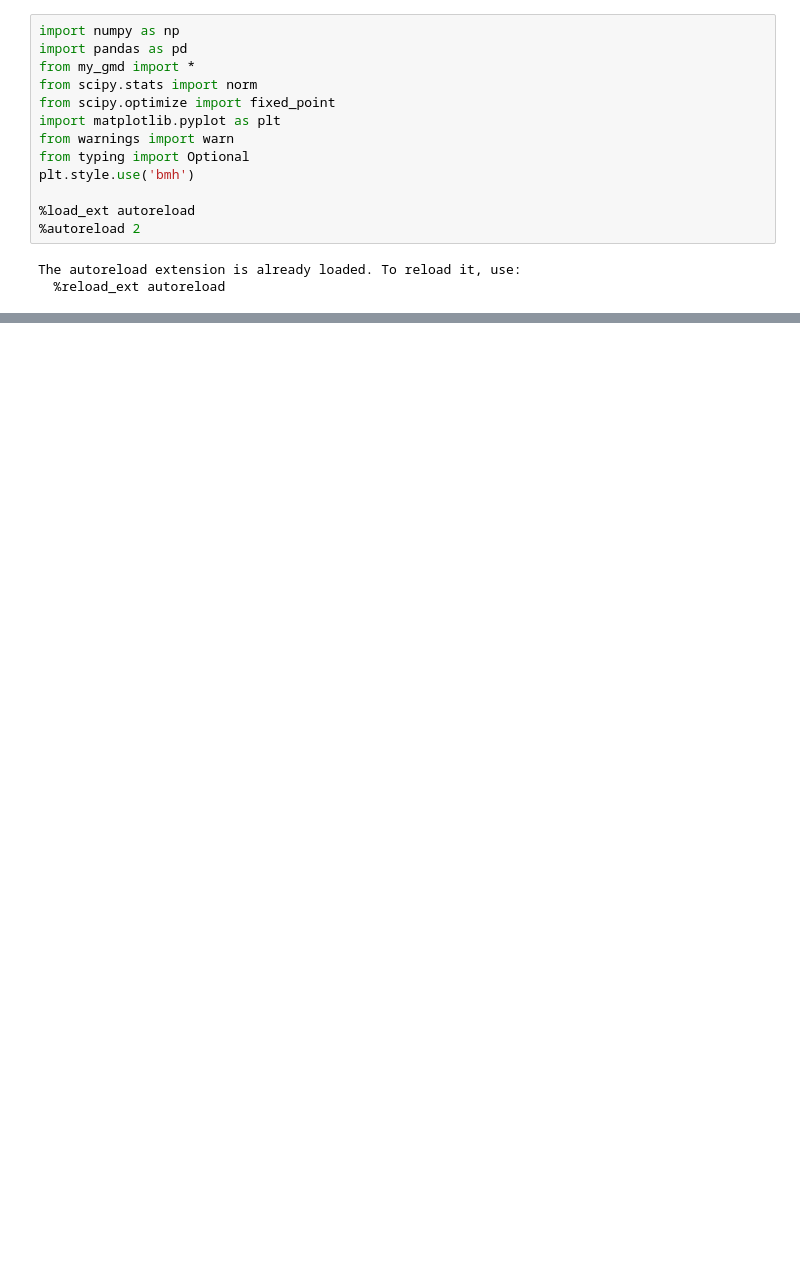
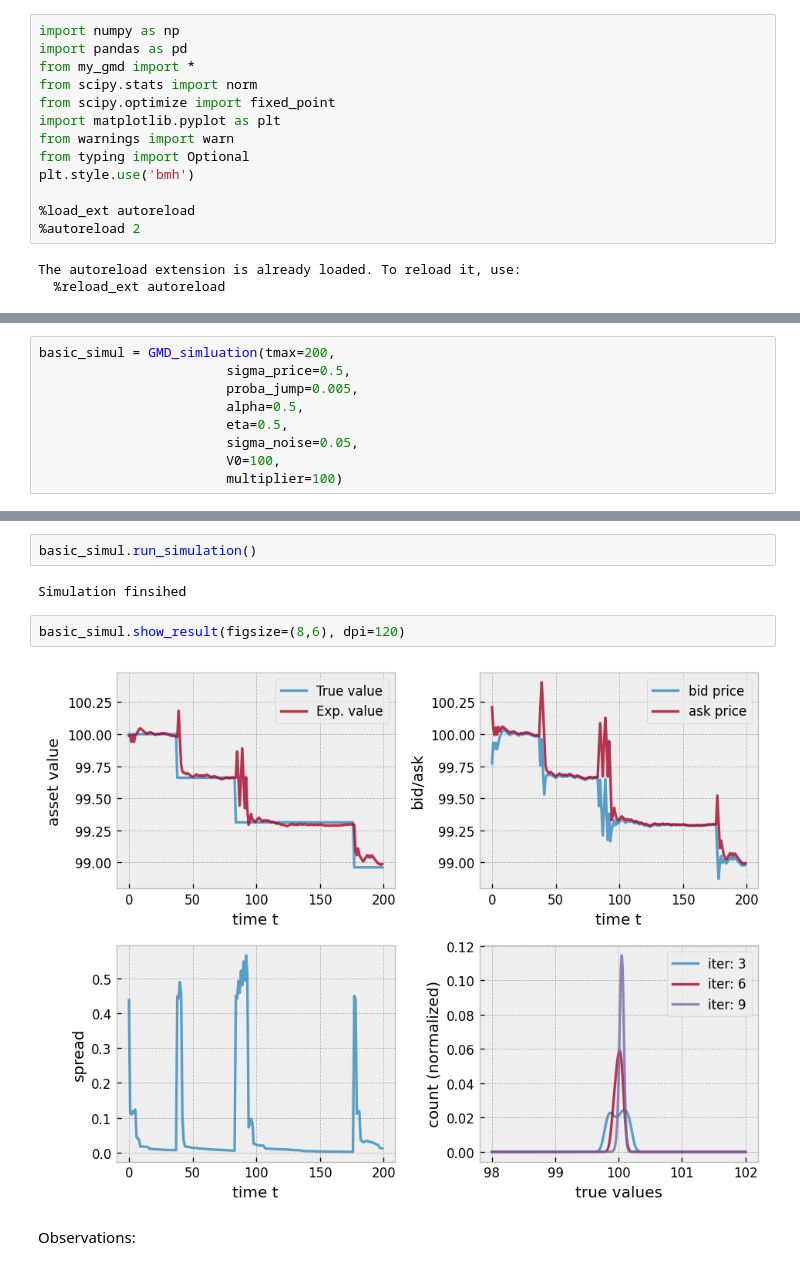
Before and after one commit to laminetiza/GMD_market_making, a Jupyter notebook: gmd_analysis.ipynb, the cells around one changed output, grey strips where cells are left out. Drawn from its saved outputs; the diff is of its cells as text; blank space fills up the shorter version.

```diff
--- a/gmd_analysis.ipynb
+++ b/gmd_analysis.ipynb
@@ -16,0 +21,9 @@ The autoreload extension is already loaded. To reload it, use:
+# %%
+basic_simul = GMD_simluation(tmax=200,
+                        sigma_price=0.5,
+                        proba_jump=0.005,
+                        alpha=0.5,
+                        eta=0.5,
+                        sigma_noise=0.05,
+                        V0=100,
+                        multiplier=100)
@@ -16,0 +41,10 @@ The autoreload extension is already loaded. To reload it, use:
+# %%
+basic_simul.run_simulation()
+# %% [output]
+Simulation finsihed
+# %%
+basic_simul.show_result(figsize=(8,6), dpi=120)
+# %% [output]
+[figure, added]
+# %% [markdown]
+Observations:
```
Also changed, not shown: parts of 95 cells of this notebook, 1 other file.
